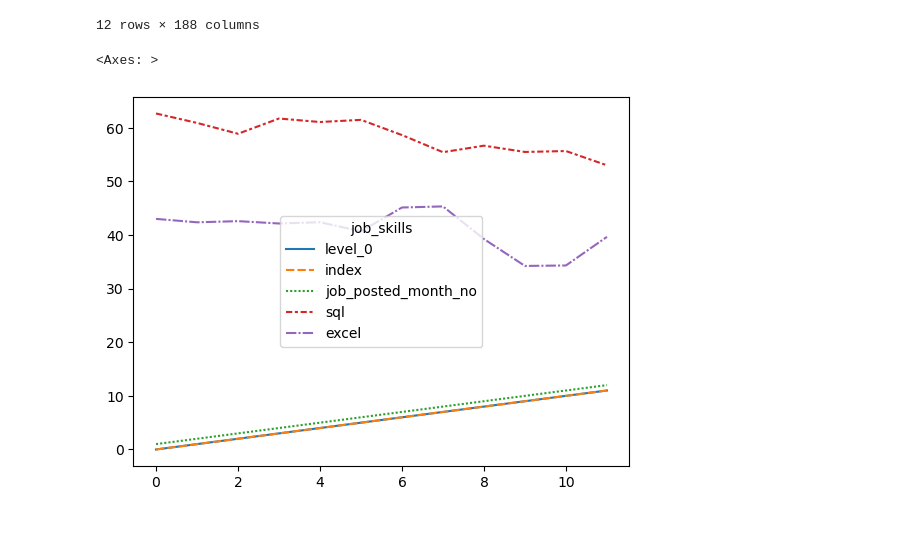
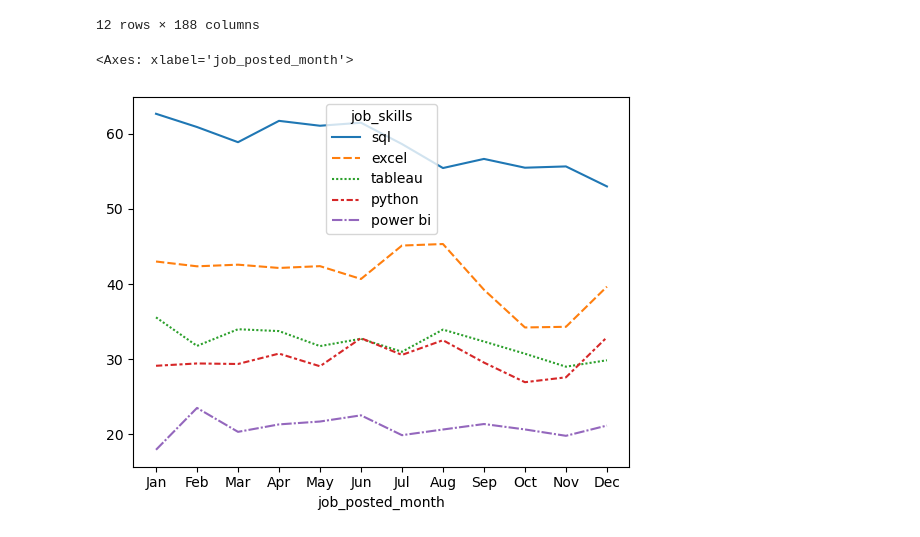
Before and after one commit to SamirAliWebDev/final-Project, a Jupyter notebook: Project Side/3_Skill_Trend.ipynb, the cells around one changed output. Drawn from its saved outputs; the diff is of its cells as text; code cells hidden in the pictures.

Commit message:
chart review

```diff
--- a/Project Side/3_Skill_Trend.ipynb
+++ b/Project Side/3_Skill_Trend.ipynb
@@ -53,8 +53,8 @@ df_da_us_percent
 | Dec | 52.998776 | 39.657283 | 29.865361 | 32.925337 | 21.175031 | 21.297430 | 20.685435 | 10.403917 | 8.445532 | 5.140759 | ... |
 12 rows × 188 columns
 # %%
-df_plot = df_da_percent.iloc[:,:5]
+df_plot = df_da_us_percent.iloc[:,:5]
 sns.lineplot(data=df_plot)
 # %% [output]
-<Axes: >
+<Axes: xlabel='job_posted_month'>
-[figure, old version]
+[figure, new version]
```
